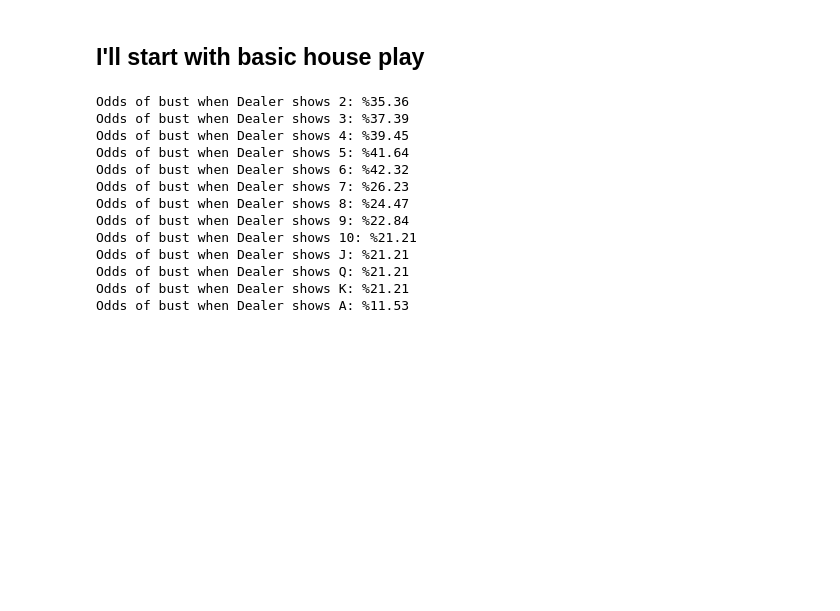
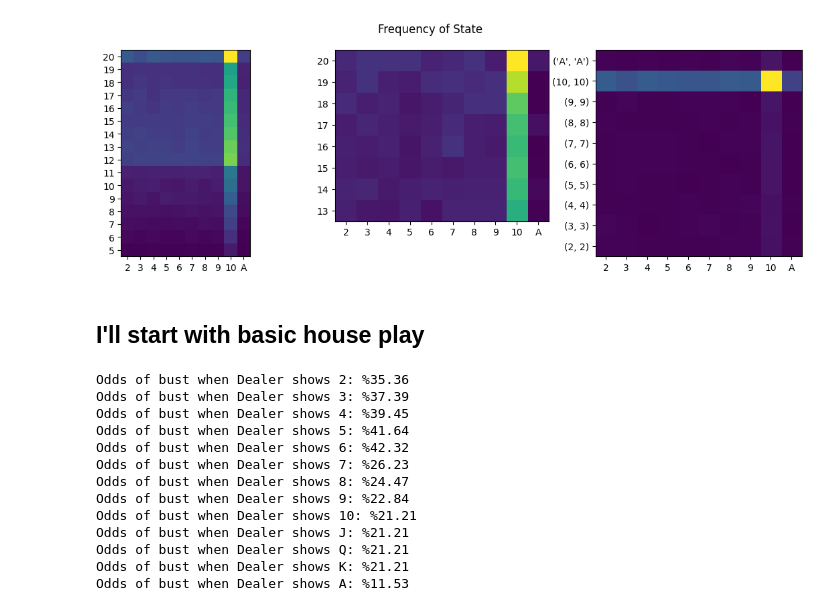
Before and after one commit to petersim1/Blackjack_RL, a Jupyter notebook: Static_Analysis.ipynb, the cells around one changed output. Cells and saved outputs as stored; diff of their text form; code cells hidden in the pictures; blank space fills up the shorter version.

```diff
--- a/Static_Analysis.ipynb
+++ b/Static_Analysis.ipynb
@@ -5,3 +70,43 @@ Assuming an infinite deck.
+# %%
+hard = np.zeros((16, 10))
+soft = np.zeros((8, 10))
+split = np.zeros((10, 10))
+# %%
+for k,v in visits.items():
+    p,h,a = k
+    can_split = (not p % 2) and ((not a) or (p == 12))
+    if (not a) and (4 < p < 21):
+        hard[20 - p, h - 2] = v["hard"]
+    if a and (not can_split):
+        soft[20 - p, h - 2] = v["soft"]
+    if (can_split):
+        player_ind = 11 if a else int(p / 2)
+        split[11 - player_ind, h - 2] = v["split"]
+# %%
+fig = plt.figure(figsize=(14,4))
+fig.suptitle("Frequency of State")
+ax = fig.add_subplot(131)
+ax.imshow(hard)
+ax.set_anchor("N")
+ax.set_yticks(range(16), range(20, 4, -1))
+ax.set_xticks(range(10), list(range(2, 11)) + ["A"])
+
+ax = fig.add_subplot(132)
+ax.imshow(soft)
+ax.set_anchor("N")
+ax.set_yticks(range(8), range(20, 12, -1))
+ax.set_xticks(range(10), list(range(2, 11)) + ["A"])
+
+ax = fig.add_subplot(133)
+ax.imshow(split)
+ax.set_anchor("N")
+ax.set_yticks(range(10))
+ax.set_yticklabels([("A", "A")] + [(i,i) for i in range(10,1,-1)])
+ax.set_xticks(range(10), list(range(2, 11)) + ["A"])
+
+plt.show()
+# %% [output]
+[figure, added]
 # %% [markdown]
 ## I'll start with basic house play
 # %%
```
Also changed, not shown: parts of 9 cells of this notebook, 5 other files.
